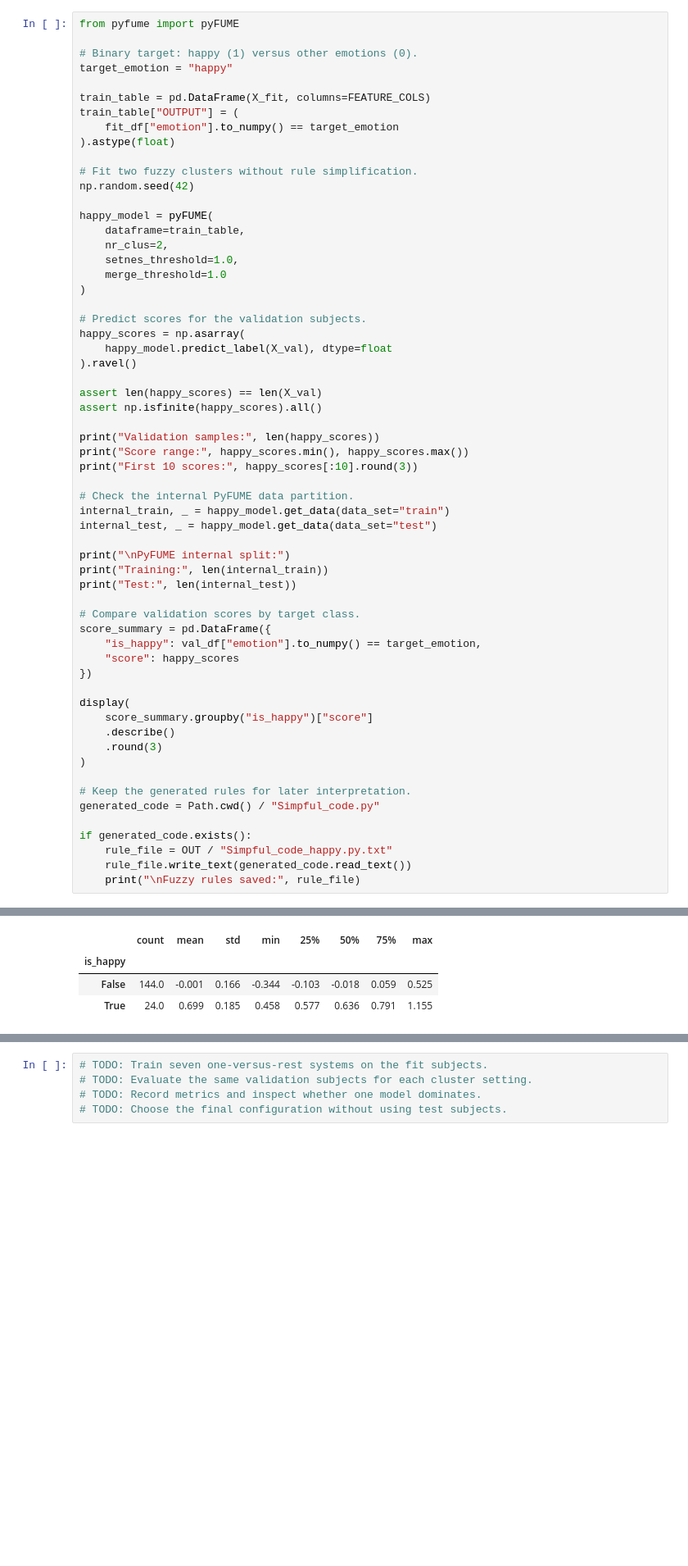
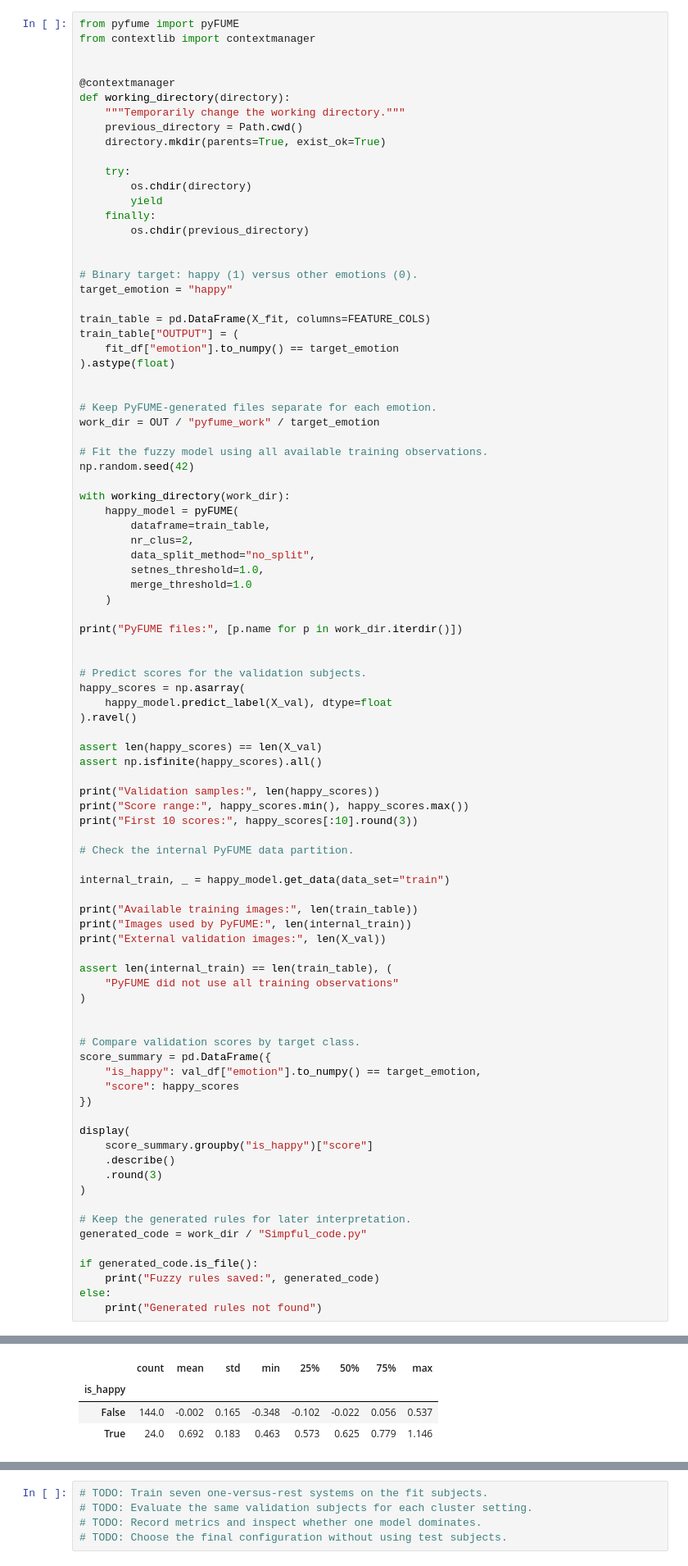
Before and after one commit to thesuacar/ml-emotionalrecognition, a Jupyter notebook: notebooks/phase5_fuzzy_kdef.ipynb, the cells around one changed output, grey strips where cells are left out. Shown at 82% size. Drawn from its saved outputs; the diff is of its cells as text; blank space fills up the shorter version.

Commit message:
fix internal split issue with pyfume

```diff
--- a/notebooks/phase5_fuzzy_kdef.ipynb
+++ b/notebooks/phase5_fuzzy_kdef.ipynb
@@ -505,6 +505,21 @@ Name: emotion, dtype: int64
 PyFUME estimates Takagi–Sugeno fuzzy systems with numerical outputs. To adapt this approach for emotion classification, I started with a binary model that assigns a target of 1 to happy expressions and 0 to all other emotions. The seven normalized geometric features are used as inputs, with two fuzzy clusters selected for this initial experiment. The model is evaluated on the previously separated validation subjects to verify that inference produces finite numerical scores. I also inspect PyFUME's internal data partition and generated rules before extending the method to all seven emotions.
 # %%
 from pyfume import pyFUME
+from contextlib import contextmanager
+
+
+@contextmanager
+def working_directory(directory):
+    """Temporarily change the working directory."""
+    previous_directory = Path.cwd()
+    directory.mkdir(parents=True, exist_ok=True)
+
+    try:
+        os.chdir(directory)
+        yield
+    finally:
+        os.chdir(previous_directory)
+
 
 # Binary target: happy (1) versus other emotions (0).
 target_emotion = "happy"
@@ -514,15 +529,24 @@ train_table["OUTPUT"] = (
     fit_df["emotion"].to_numpy() == target_emotion
 ).astype(float)
 
-# Fit two fuzzy clusters without rule simplification.
+
+# Keep PyFUME-generated files separate for each emotion.
+work_dir = OUT / "pyfume_work" / target_emotion
+
+# Fit the fuzzy model using all available training observations.
 np.random.seed(42)
 
-happy_model = pyFUME(
-    dataframe=train_table,
-    nr_clus=2,
-    setnes_threshold=1.0,
-    merge_threshold=1.0
-)
+with working_directory(work_dir):
+    happy_model = pyFUME(
+        dataframe=train_table,
+        nr_clus=2,
+        data_split_method="no_split",
+        setnes_threshold=1.0,
+        merge_threshold=1.0
+    )
+
+print("PyFUME files:", [p.name for p in work_dir.iterdir()])
+
 
 # Predict scores for the validation subjects.
 happy_scores = np.asarray(
@@ -537,12 +561,17 @@ print("Score range:", happy_scores.min(), happy_scores.max())
 print("First 10 scores:", happy_scores[:10].round(3))
 
 # Check the internal PyFUME data partition.
+
 internal_train, _ = happy_model.get_data(data_set="train")
-internal_test, _ = happy_model.get_data(data_set="test")
 
-print("\nPyFUME internal split:")
-print("Training:", len(internal_train))
-print("Test:", len(internal_test))
+print("Available training images:", len(train_table))
+print("Images used by PyFUME:", len(internal_train))
+print("External validation images:", len(X_val))
+
+assert len(internal_train) == len(train_table), (
+    "PyFUME did not use all training observations"
+)
+
 
 # Compare validation scores by target class.
 score_summary = pd.DataFrame({
@@ -557,12 +586,12 @@ display(
 )
 
 # Keep the generated rules for later interpretation.
-generated_code = Path.cwd() / "Simpful_code.py"
+generated_code = work_dir / "Simpful_code.py"
 
-if generated_code.exists():
-    rule_file = OUT / "Simpful_code_happy.py.txt"
-    rule_file.write_text(generated_code.read_text())
-    print("\nFuzzy rules saved:", rule_file)
+if generated_code.is_file():
+    print("Fuzzy rules saved:", generated_code)
+else:
+    print("Generated rules not found")
 # %% [output]
  * Detected 0 categorical variables.
 ['mouth_width' 'mouth_opening' 'left_eye_opening' 'right_eye_opening'
@@ -577,4 +606,4 @@ Test: 154
 |  | count | mean | std | min | 25% | 50% | 75% | max |
 | is_happy |  |  |  |  |  |  |  |  |
-| False | 144.0 | -0.001 | 0.166 | -0.344 | -0.103 | -0.018 | 0.059 | 0.525 |
-| True | 24.0 | 0.699 | 0.185 | 0.458 | 0.577 | 0.636 | 0.791 | 1.155 |
+| False | 144.0 | -0.002 | 0.165 | -0.348 | -0.102 | -0.022 | 0.056 | 0.537 |
+| True | 24.0 | 0.692 | 0.183 | 0.463 | 0.573 | 0.625 | 0.779 | 1.146 |
```
Also changed, not shown: parts of 1 cell of this notebook.
